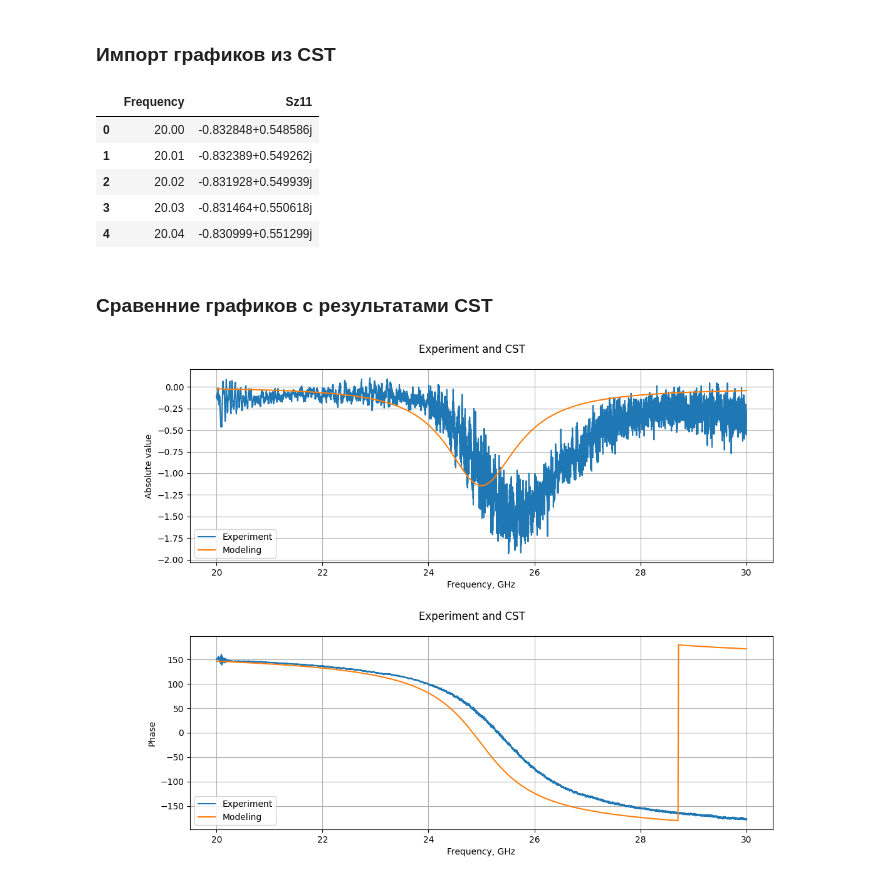
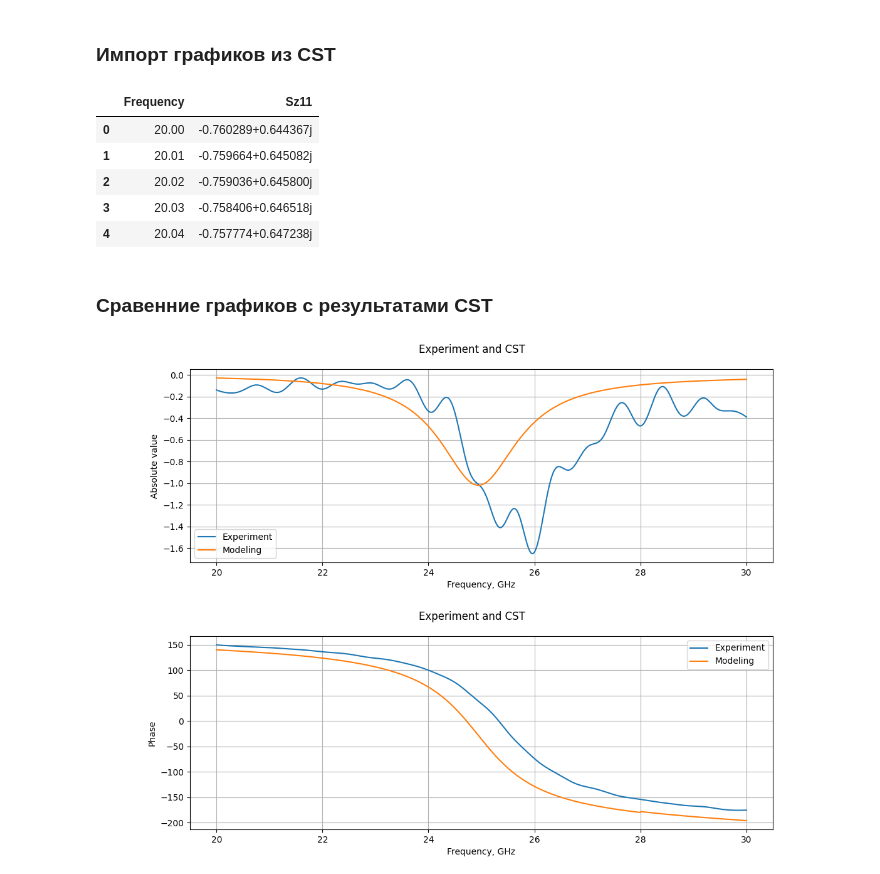
Before and after one commit to isvoropaev02/post_processing_RIS, a Jupyter notebook: 5sept/rc_30deg_5sept.ipynb, the cells around one changed output. Drawn from its saved outputs; the diff is of its cells as text; code cells hidden in the pictures.

```diff
--- a/5sept/rc_30deg_5sept.ipynb
+++ b/5sept/rc_30deg_5sept.ipynb
@@ -11,4 +8,4 @@ from file_opener import run
 import matplotlib.pyplot as plt
 # %%
 ###de_embadding = False # указать, нужен или не нужен
-time_gating = False # указать, нужен или не нужен
+time_gating = True # указать, нужен или не нужен
@@ -139,14 +138,14 @@ plt.show()
 # %% [output]
 [figure]
 # %%
-gate_s11_object = np.array([[0, 7], [10, 900]])*1e-9 # заполнить промежутками времени, которые необходимо вырезать в нс
-gate_s21_object = np.array([[], []])*1e-9
+gate_s11_object = np.array([[], []])*1e-9 # заполнить промежутками времени, которые необходимо вырезать в нс
+gate_s21_object = np.array([[0, 7], [9.5, 900]])*1e-9
 
-gate_s11_screen = np.array([[0,7], [10, 900]])*1e-9
-gate_s21_screen = np.array([[], []])*1e-9
+gate_s11_screen = np.array([[], []])*1e-9
+gate_s21_screen = np.array([[0, 7], [9.5, 900]])*1e-9
 
-gate_s11_free = np.array([[0, 7], [10, 900]])*1e-9
-gate_s21_free = np.array([[], []])*1e-9
+gate_s11_free = np.array([[], []])*1e-9
+gate_s21_free = np.array([[0, 7], [9.5, 900]])*1e-9
 # %%
 def time_gate_s_param(gate: np.ndarray, s_par: pd.core.series.Series, n=N_fft, time=time):
     s = s_par.to_numpy()
@@ -202,7 +201,7 @@ Gamma = -(s21_object - s21_free) / (s21_screen - s21_free)
 # %% [markdown]
 ### Импорт графиков из CST
 # %%
-reflecting_coef_30deg_TE = pd.read_csv('ND_struct_30deg_s11_TE.txt', sep='\t', header=None, skiprows=3,
+reflecting_coef_30deg_TE = pd.read_csv('C:\\Users\\isvoropaev\\Desktop\\python_codes\\post_processing_RIS\\initial_codes\\ND_struct_30deg_s11_TM.txt', sep='\t', header=None, skiprows=3,
                 names=['Frequency', 'ReSz11', 'ImSz11'])
 # %%
 #reflecting_coef_30deg_TE['Frequency'] = 1e9*reflecting_coef_30deg_TE['Frequency']
@@ -213,8 +212,8 @@ reflecting_coef_30deg_TE = reflecting_coef_30deg_TE.drop(['ReSz11', 'ImSz11'], a
 reflecting_coef_30deg_TE.head()
 # %% [output]
 |  | Frequency | Sz11 |
-| 0 | 20.00 | -0.832848+0.548586j |
-| 1 | 20.01 | -0.832389+0.549262j |
-| 2 | 20.02 | -0.831928+0.549939j |
-| 3 | 20.03 | -0.831464+0.550618j |
-| 4 | 20.04 | -0.830999+0.551299j |
+| 0 | 20.00 | -0.760289+0.644367j |
+| 1 | 20.01 | -0.759664+0.645082j |
+| 2 | 20.02 | -0.759036+0.645800j |
+| 3 | 20.03 | -0.758406+0.646518j |
+| 4 | 20.04 | -0.757774+0.647238j |
@@ -226,27 +222,27 @@ cst_Gamma = reflecting_coef_30deg_TE['Sz11']
 # %%
 fig4 = plt.figure(figsize=(12,4))
 
 ax_1 = fig4.add_subplot(111)
 
 ax_1.plot(frequency*1e-9, 20*np.log10(Gamma.apply(abs).to_numpy()), label='Experiment')
-ax_1.plot(cst_freq, 20*np.log10(cst_Gamma.apply(abs).to_numpy()), label='Modeling')
+ax_1.plot(reflecting_coef_30deg_TE['Frequency'], 20*np.log10(reflecting_coef_30deg_TE['Sz11'].apply(abs)), label='Modeling')
 ax_1.set_xlabel("Frequency, GHz")
 ax_1.set_ylabel("Absolute value")
 ax_1.legend()
 ax_1.grid()
 
 
 fig4.suptitle('Experiment and CST')
 plt.show()
 # %% [output]
-[figure, old version]
+[figure, new version]
 # %%
 fig4 = plt.figure(figsize=(12,4))
 
 ax_1 = fig4.add_subplot(111)
 
 ax_1.plot(frequency*1e-9, np.degrees(pd.Series(Gamma).apply(cmath.phase).to_numpy()), label='Experiment')
-ax_1.plot(cst_freq, np.degrees(cst_Gamma.apply(cmath.phase).to_numpy()), label='Modeling')
+ax_1.plot(reflecting_coef_30deg_TE['Frequency'], np.unwrap(np.degrees(reflecting_coef_30deg_TE['Sz11'].apply(cmath.phase))), label='Modeling')
 ax_1.set_xlabel("Frequency, GHz")
 ax_1.set_ylabel("Phase")
 ax_1.legend()
@@ -256,4 +252,4 @@ ax_1.grid()
 fig4.suptitle('Experiment and CST')
 plt.show()
 # %% [output]
-[figure, old version]
+[figure, new version]
```
Also changed, not shown: parts of 4 cells of this notebook, 5 other files.
